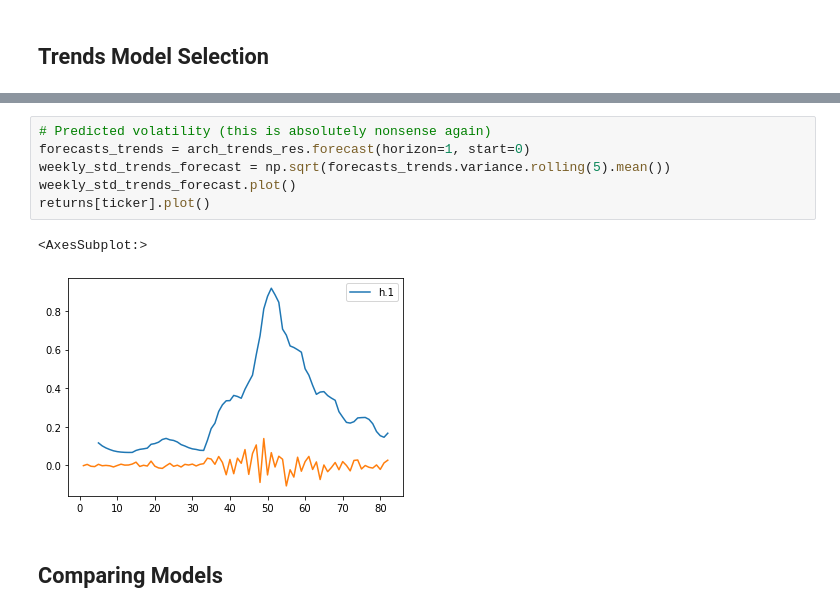
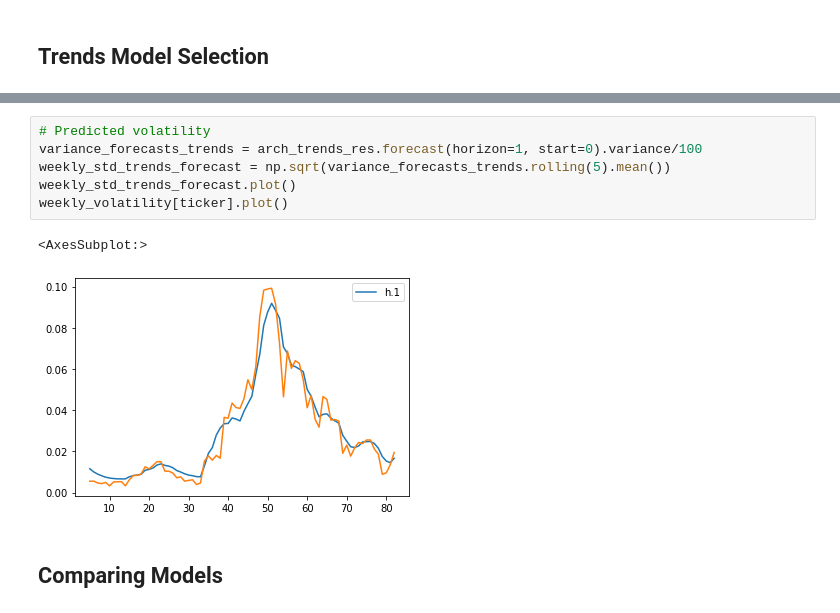
Before and after one commit to epfl-ada/ada-2020-project-milestone-p3-p3_adanas, a Jupyter notebook: creative_extension.ipynb, the cells around one changed output, grey strips where cells are left out. Saved outputs shown, nothing was run; the diff lists cells and outputs as text.

```diff
--- a/creative_extension.ipynb
+++ b/creative_extension.ipynb
@@ -368,14 +365,14 @@ nu             9.0632      7.550      1.200      0.230 [ -5.734, 23.860]
 
 Covariance estimator: robust
 # %%
-# Predicted volatility (this is absolutely nonsense again)
-forecasts_trends = arch_trends_res.forecast(horizon=1, start=0)
-weekly_std_trends_forecast = np.sqrt(forecasts_trends.variance.rolling(5).mean())
+# Predicted volatility
+variance_forecasts_trends = arch_trends_res.forecast(horizon=1, start=0).variance/100
+weekly_std_trends_forecast = np.sqrt(variance_forecasts_trends.rolling(5).mean())
 weekly_std_trends_forecast.plot()
-returns[ticker].plot()
+weekly_volatility[ticker].plot()
 # %% [output]
 <AxesSubplot:>
-[figure, old version]
+[figure, new version]
 # %% [markdown]
 ## Comparing Models
 # %%
```
Also changed, not shown: parts of 7 cells of this notebook.
